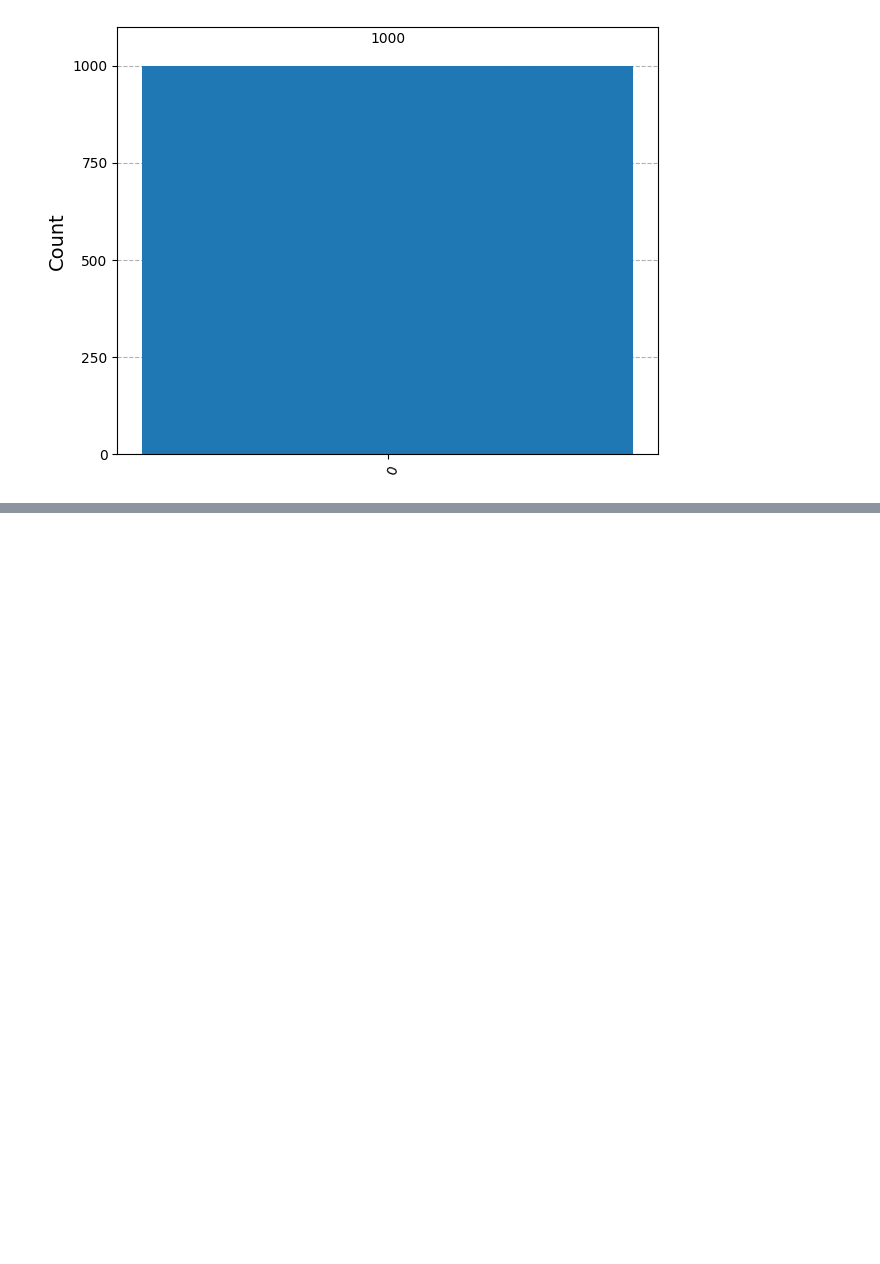
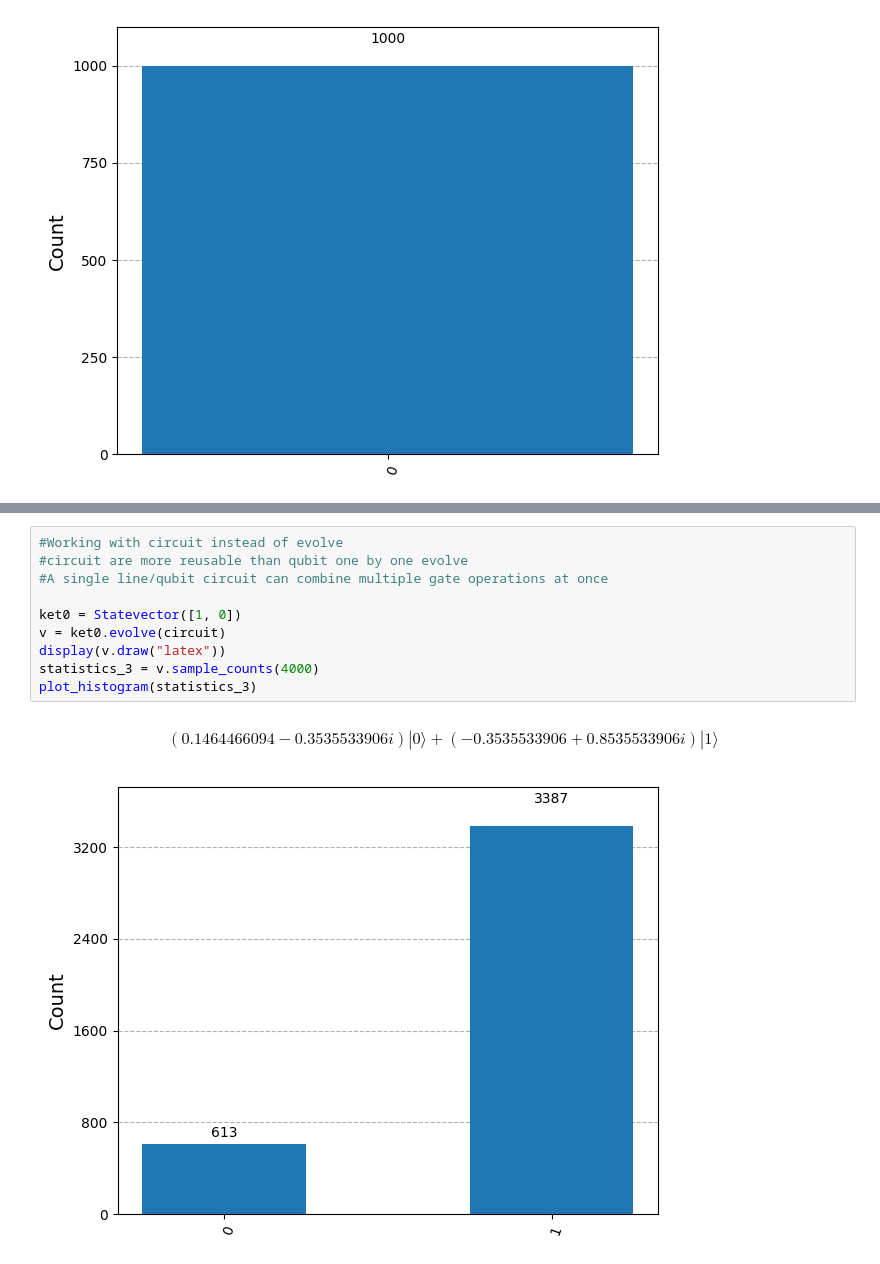
Before and after one commit to Znixz/haidezlair, a Jupyter notebook: Basic_Quantum_1.ipynb, the cells around one changed output, grey strips where cells are left out. Cells and saved outputs as stored; diff of their text form; blank space fills up the shorter version.

```diff
--- a/Basic_Quantum_1.ipynb
+++ b/Basic_Quantum_1.ipynb
@@ -141,0 +165,13 @@ circuit = QuantumCircuit(1)
+# %%
+#Working with circuit instead of evolve
+#circuit are more reusable than qubit one by one evolve
+#A single line/qubit circuit can combine multiple gate operations at once
+
+ket0 = Statevector([1, 0])
+v = ket0.evolve(circuit)
+display(v.draw("latex"))
+statistics_3 = v.sample_counts(4000)
+plot_histogram(statistics_3)
+# %% [output]
+$$(0.1464466094 - 0.3535533906 i) |0\rangle+(-0.3535533906 + 0.8535533906 i) |1\rangle$$
+[figure, added]
```
Also changed, not shown: parts of 3 cells of this notebook.
